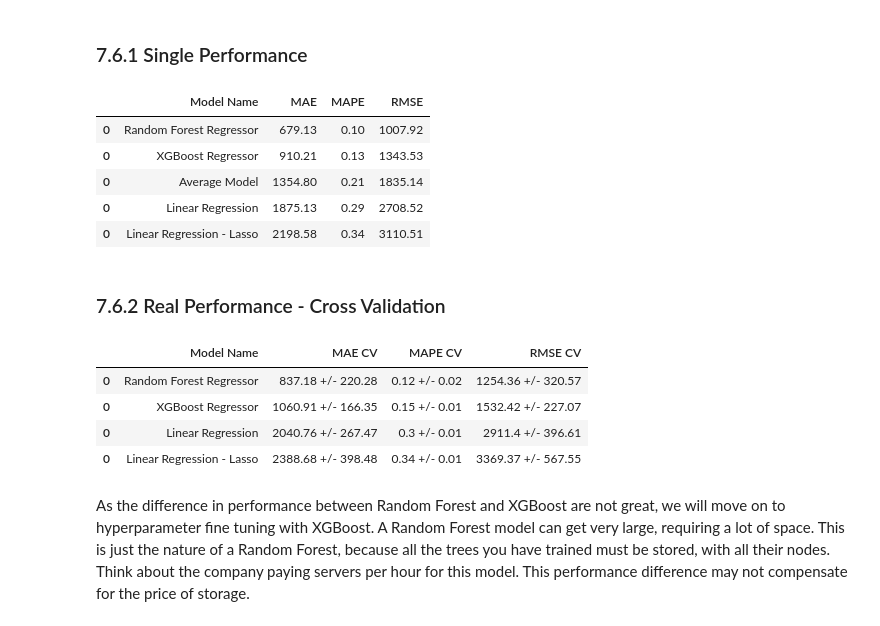
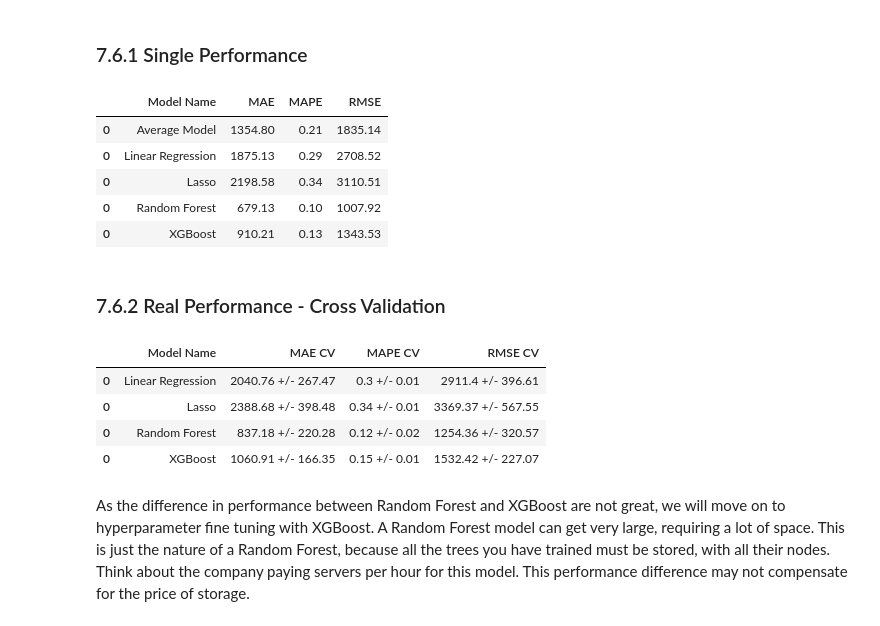
Before and after one commit to anaclaudialemos/drugstore_sales_prediction, a Jupyter notebook: drugstore_sales_prediction.ipynb, the cells around one changed output. Cells and saved outputs as stored; diff of their text form; code cells hidden in the pictures.

```diff
--- a/drugstore_sales_prediction.ipynb
+++ b/drugstore_sales_prediction.ipynb
@@ -1266,7 +1264,7 @@ lrr = Lasso().fit(X_train, y_train)
 yhat_lrr = lrr.predict(X_test)
 
 # performance - ml_error(model_name, y, yhat):
-lrr_results = ml_error('Linear Regression - Lasso', np.expm1(y_test), np.expm1(yhat_lrr))
+lrr_results = ml_error('Lasso', np.expm1(y_test), np.expm1(yhat_lrr))
 lrr_results
 # %% [output]
 |  | Model Name | MAE | MAPE | RMSE |
@@ -1291,7 +1289,7 @@ rf = RandomForestRegressor(n_estimators=100, n_jobs=-1, random_state=42).fit(X_t
 yhat_rf = rf.predict(X_test)
 
 # performance - ml_error(model_name, y, yhat):
-rf_results = ml_error('Random Forest Regressor', np.expm1(y_test), np.expm1(yhat_rf))
+rf_results = ml_error('Random Forest', np.expm1(y_test), np.expm1(yhat_rf))
 rf_results
 # %% [output]
 |  | Model Name | MAE | MAPE | RMSE |
@@ -1321,7 +1319,7 @@ xgb = XGBRegressor(objective='reg:squarederror',
 yhat_xgb = xgb.predict(X_test)
 
 # performance - ml_error(model_name, y, yhat):
-xgb_results = ml_error('XGBoost Regressor', np.expm1(y_test), np.expm1(yhat_xgb))
+xgb_results = ml_error('XGBoost', np.expm1(y_test), np.expm1(yhat_xgb))
 xgb_results
 # %% [output]
 |  | Model Name | MAE | MAPE | RMSE |
@@ -1340,25 +1338,25 @@ xgb_results_cv
 ### 7.6.1 Single Performance
 # %%
 modelling_result = pd.concat([baseline_results, lr_results, lrr_results, rf_results, xgb_results])
-modelling_result.sort_values('RMSE')
+modelling_result
 # %% [output]
 |  | Model Name | MAE | MAPE | RMSE |
-| 0 | Random Forest Regressor | 679.13 | 0.10 | 1007.92 |
-| 0 | XGBoost Regressor | 910.21 | 0.13 | 1343.53 |
 | 0 | Average Model | 1354.80 | 0.21 | 1835.14 |
 | 0 | Linear Regression | 1875.13 | 0.29 | 2708.52 |
-| 0 | Linear Regression - Lasso | 2198.58 | 0.34 | 3110.51 |
+| 0 | Lasso | 2198.58 | 0.34 | 3110.51 |
+| 0 | Random Forest | 679.13 | 0.10 | 1007.92 |
+| 0 | XGBoost | 910.21 | 0.13 | 1343.53 |
 # %% [markdown]
 ### 7.6.2 Real Performance - Cross Validation
 # %%
 modelling_result_cv = pd.concat([lr_results_cv, lrr_results_cv, rf_results_cv, xgb_results_cv] )
-modelling_result_cv.sort_values(by='RMSE CV')
+modelling_result_cv
 # %% [output]
 |  | Model Name | MAE CV | MAPE CV | RMSE CV |
-| 0 | Random Forest Regressor | 837.18 +/- 220.28 | 0.12 +/- 0.02 | 1254.36 +/- 320.57 |
-| 0 | XGBoost Regressor | 1060.91 +/- 166.35 | 0.15 +/- 0.01 | 1532.42 +/- 227.07 |
 | 0 | Linear Regression | 2040.76 +/- 267.47 | 0.3 +/- 0.01 | 2911.4 +/- 396.61 |
-| 0 | Linear Regression - Lasso | 2388.68 +/- 398.48 | 0.34 +/- 0.01 | 3369.37 +/- 567.55 |
+| 0 | Lasso | 2388.68 +/- 398.48 | 0.34 +/- 0.01 | 3369.37 +/- 567.55 |
+| 0 | Random Forest | 837.18 +/- 220.28 | 0.12 +/- 0.02 | 1254.36 +/- 320.57 |
+| 0 | XGBoost | 1060.91 +/- 166.35 | 0.15 +/- 0.01 | 1532.42 +/- 227.07 |
 # %% [markdown]
 As the difference in performance between Random Forest and  XGBoost are not great, we will move on to hyperparameter fine tuning with XGBoost. A Random Forest model can get very large, requiring a lot of space. This is just the nature of a Random Forest, because all the trees you have trained must be stored, with all their nodes. Think about the company paying servers per hour for this model. This performance difference may not compensate for the price of storage.
 # %% [markdown]
```
Also changed, not shown: parts of 46 cells of this notebook.
